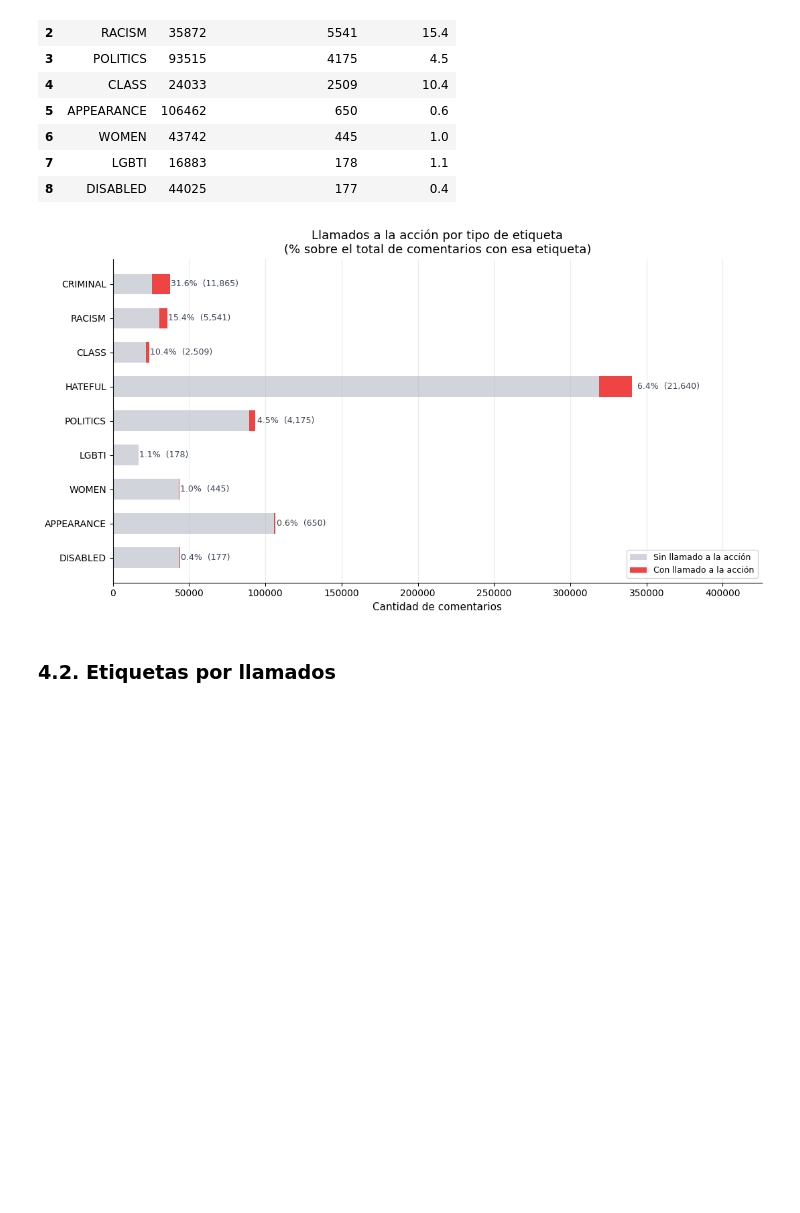
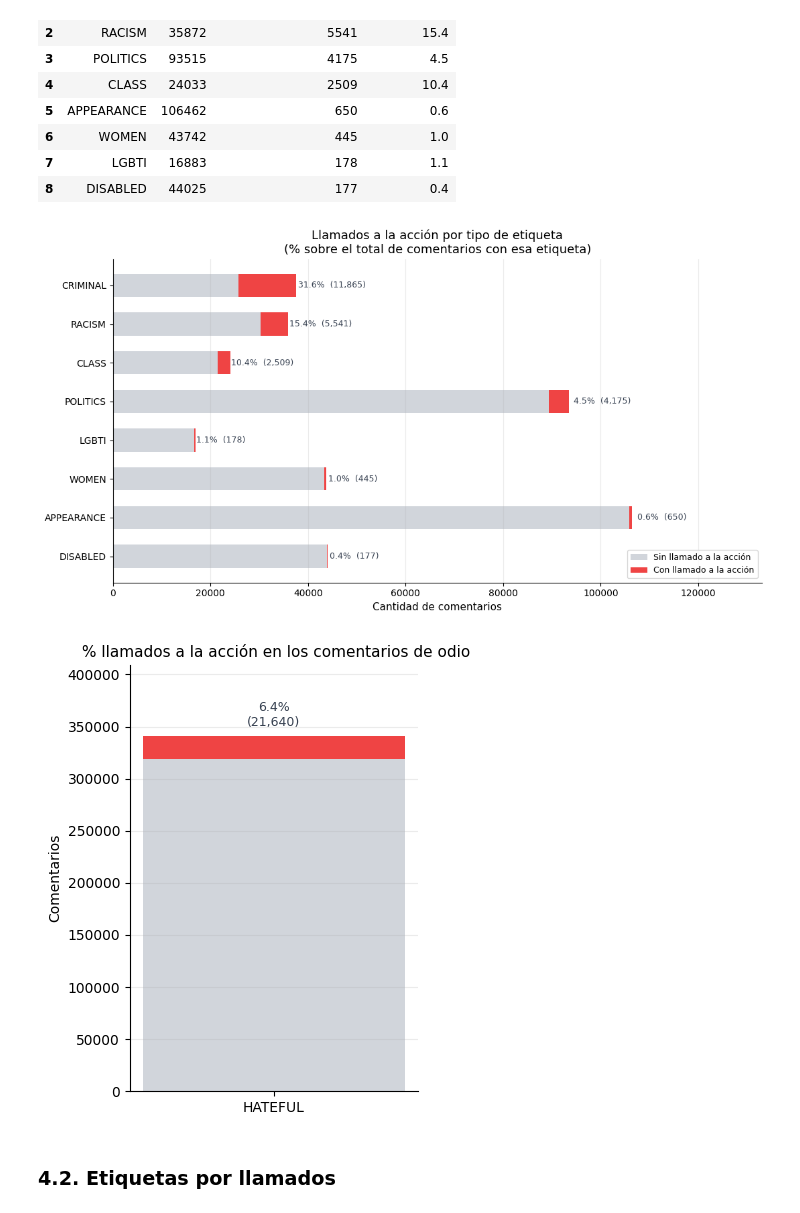
Before and after one commit to natdebandi/xenofobia_ar, a Jupyter notebook: 2_EDA_1_belen.ipynb, the cells around one changed output. Drawn from its saved outputs; the diff is of its cells as text; code cells hidden in the pictures; blank space fills up the shorter version.

```diff
--- a/2_EDA_1_belen.ipynb
+++ b/2_EDA_1_belen.ipynb
@@ -196,6 +323,12 @@ Se contabilizan con el siguiente criterio:
 ### 3.1. ¿Cuántos comentarios por cada tipo de etiqueta?
 # %%
 etiquetas = ['HATEFUL', 'CALLS', 'WOMEN', 'LGBTI', 'RACISM', 'CLASS', 'POLITICS', 'DISABLED', 'APPEARANCE', 'CRIMINAL']
+etiquetas_adicionales = ['HATEFUL', 'CALLS']
+
+def color_etiqueta(e):
+    if e == 'HATEFUL': return '#374151'
+    if e == 'CALLS':   return '#9ca3af'
+    return '#ef4444'
 
 # Cantidad de comentarios por etiqueta
 comentarios_por_etiqueta = tw_arg[etiquetas].sum().sort_values(ascending=False).reset_index()
@@ -262,17 +398,18 @@ APPEARANCE     30719
   CRIMINAL      8322
      LGBTI      7954
 # %%
-# Grafico de noticias por etiqueta (al menos un comentario con esa etiqueta)
-sorted_n = noticias_por_etiqueta.sort_values('noticias', ascending=True).reset_index(drop=True)
-bar_colors = ['#ef4444' if e == 'RACISM' else '#9ca3af' for e in sorted_n['etiqueta']]
+# Grafico de noticias por etiqueta (excluye HATEFUL y CALLS)
+sorted_n = noticias_por_etiqueta[~noticias_por_etiqueta['etiqueta'].isin(etiquetas_adicionales)].sort_values('noticias', ascending=True).reset_index(drop=True)
 
 fig, ax = plt.subplots(figsize=(10, 5))
-ax.barh(sorted_n['etiqueta'], sorted_n['noticias'], color=bar_colors, height=0.6)
+ax.barh(sorted_n['etiqueta'], sorted_n['noticias'], color='#ef4444', height=0.6)
 for i, (_, row) in enumerate(sorted_n.iterrows()):
     ax.text(row['noticias'] + 50, i, f"{int(row['noticias']):,}", va='center', fontsize=9)
 
-ax.set_title('Noticias con al menos un comentario por tipo de etiqueta\n(RACISM destacado en rojo)', fontsize=12)
-ax.set_xlabel('Cantidad de noticias')
+hateful_n_not = noticias_por_etiqueta.loc[noticias_por_etiqueta['etiqueta'] == 'HATEFUL', 'noticias'].values[0]
+calls_n_not   = noticias_por_etiqueta.loc[noticias_por_etiqueta['etiqueta'] == 'CALLS',   'noticias'].values[0]
+ax.set_title('Noticias con al menos un comentario por tipo de etiqueta', fontsize=12)
+ax.set_xlabel(f'Cantidad de noticias\n\nNota: # Noticias con al menos un comentario HATEFUL = {int(hateful_n_not):,}  | # Noticias con al menos un comentario llamando a la acción = {int(calls_n_not):,}', fontsize=9)
 ax.grid(axis='x', alpha=0.25)
 sns.despine()
 plt.tight_layout()
@@ -312,39 +579,52 @@ calls_por_etiqueta
 | 7 | LGBTI | 16883 | 178 | 1.1 |
 | 8 | DISABLED | 44025 | 177 | 0.4 |
 # %%
-# Grafico de llamados a la acción por etiqueta
-sorted_pct = calls_por_etiqueta.sort_values('% llamados', ascending=True).reset_index(drop=True) #Ordenamos por porcentaje de llamados a la accion para el grafico
+# Grafico de llamados a la acción por etiqueta (sin HATEFUL)
+sorted_pct = (calls_por_etiqueta[calls_por_etiqueta['etiqueta'] != 'HATEFUL']
+              .sort_values('% llamados', ascending=True)
+              .reset_index(drop=True))
+
+hateful_row = calls_por_etiqueta[calls_por_etiqueta['etiqueta'] == 'HATEFUL'].iloc[0]
 
 sin_calls = sorted_pct['total'] - sorted_pct['llamados a la accion']
 con_calls = sorted_pct['llamados a la accion']
 
 fig, ax = plt.subplots(figsize=(11, 6))
-
-bars_sin = ax.barh(sorted_pct['etiqueta'], sin_calls, color='#d1d5db', label='Sin llamado a la acción', height=0.6)
-bars_con = ax.barh(sorted_pct['etiqueta'], con_calls, left=sin_calls, color='#ef4444', label='Con llamado a la acción', height=0.6)
-
-# Etiqueta de porcentaje al final de la barra roja
+ax.barh(sorted_pct['etiqueta'], sin_calls, color='#d1d5db', label='Sin llamado a la acción', height=0.6)
+ax.barh(sorted_pct['etiqueta'], con_calls, left=sin_calls, color='#ef4444', label='Con llamado a la acción', height=0.6)
 for i, (_, row) in enumerate(sorted_pct.iterrows()):
-    total = row['total']
-    calls = int(row['llamados a la accion'])
-    pct = row['% llamados']
-    ax.text(
-        total + total * 0.01, i,
-        f'{pct}%  ({calls:,})',
-        va='center', ha='left', fontsize=9, color='#374151'
-    )
-
+    ax.text(row['total'] + row['total'] * 0.01, i,
+            f"{row['% llamados']}%  ({int(row['llamados a la accion']):,})",
+            va='center', ha='left', fontsize=9, color='#374151')
 ax.set_xlim(0, sorted_pct['total'].max() * 1.25)
 ax.set_xlabel('Cantidad de comentarios', fontsize=11)
 ax.set_title('Llamados a la acción por tipo de etiqueta\n(% sobre el total de comentarios con esa etiqueta)', fontsize=13)
 ax.legend(loc='lower right', fontsize=9)
 ax.grid(axis='x', alpha=0.25)
 sns.despine()
-
 plt.tight_layout()
 plt.show()
+
+# Gráfico HATEFUL aparte
+sin_h = hateful_row['total'] - hateful_row['llamados a la accion']
+con_h = hateful_row['llamados a la accion']
+
+fig, ax = plt.subplots(figsize=(4, 5))
+ax.bar(['HATEFUL'], [sin_h], color='#d1d5db', width=0.4)
+ax.bar(['HATEFUL'], [con_h], bottom=[sin_h], color='#ef4444', width=0.4)
+ax.text(0, hateful_row['total'] * 1.02,
+        f"{hateful_row['% llamados']}%\n({int(con_h):,})",
+        ha='center', va='bottom', fontsize=9, color='#374151')
+ax.set_ylim(0, hateful_row['total'] * 1.2)
+ax.set_ylabel('Comentarios', fontsize=10)
+ax.set_title(' % llamados a la acción en los comentarios de odio', fontsize=11)
+ax.grid(axis='y', alpha=0.25)
+sns.despine()
+plt.tight_layout()
+plt.show()
 # %% [output]
-[figure, old version]
+[figure, new version]
+[figure, added]
 # %% [markdown]
 ### 4.2. Etiquetas por llamados
 # %%
```
Also changed, not shown: parts of 98 cells of this notebook, 5 other files.
